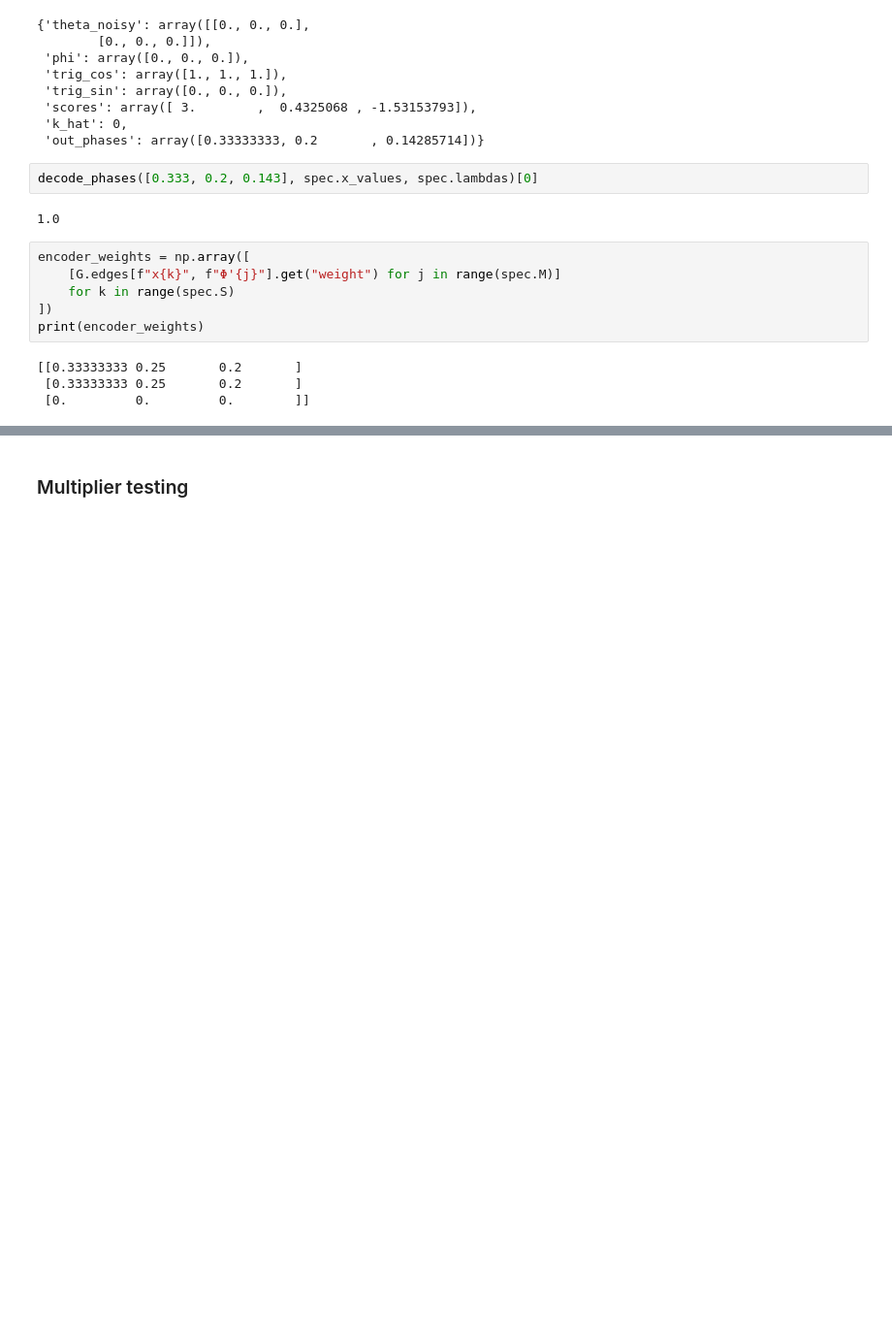
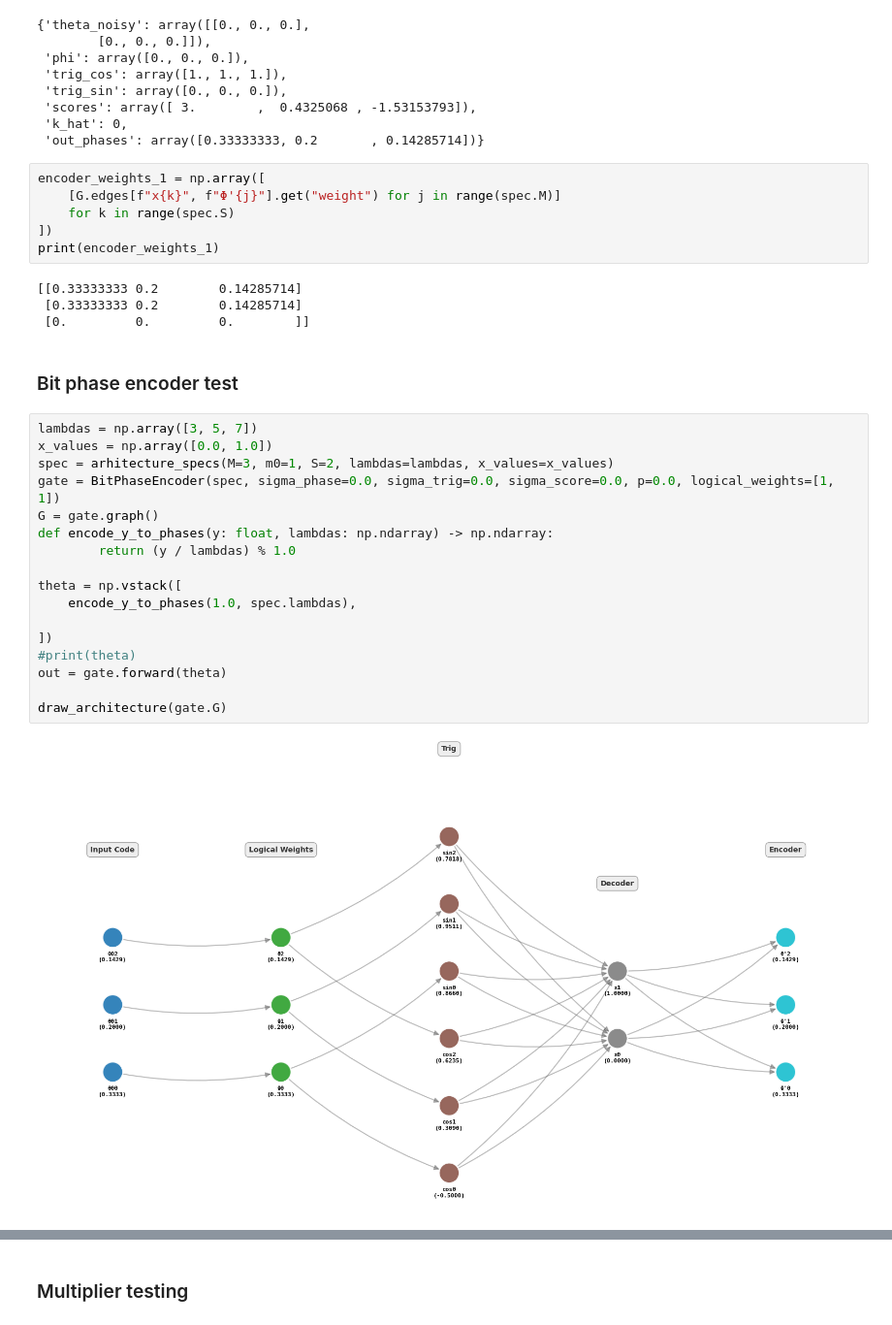
Before and after one commit to Vladi700/Fault_tolerant_NN, a Jupyter notebook: tests.ipynb, the cells around one changed output, grey strips where cells are left out. Shown at 97% size. Cells and saved outputs as stored; diff of their text form; blank space fills up the shorter version.

```diff
--- a/tests.ipynb
+++ b/tests.ipynb
@@ -176,17 +177,34 @@ out
  'scores': array([ 3.        ,  0.4325068 , -1.53153793]),
  'k_hat': 0,
  'out_phases': array([0.33333333, 0.2       , 0.14285714])}
-# %%
-decode_phases([0.333, 0.2, 0.143], spec.x_values, spec.lambdas)[0]
-# %% [output]
-1.0
 # %%
-encoder_weights = np.array([
+encoder_weights_1 = np.array([
     [G.edges[f"x{k}", f"Φ'{j}"].get("weight") for j in range(spec.M)]
     for k in range(spec.S)
 ])
-print(encoder_weights)
+print(encoder_weights_1)
 # %% [output]
-[[0.33333333 0.25       0.2       ]
- [0.33333333 0.25       0.2       ]
+[[0.33333333 0.2        0.14285714]
+ [0.33333333 0.2        0.14285714]
  [0.         0.         0.        ]]
+# %% [markdown]
+### Bit phase encoder test
+# %%
+lambdas = np.array([3, 5, 7])
+x_values = np.array([0.0, 1.0])
+spec = arhitecture_specs(M=3, m0=1, S=2, lambdas=lambdas, x_values=x_values)
+gate = BitPhaseEncoder(spec, sigma_phase=0.0, sigma_trig=0.0, sigma_score=0.0, p=0.0, logical_weights=[1, 1])
+G = gate.graph()
+def encode_y_to_phases(y: float, lambdas: np.ndarray) -> np.ndarray:
+        return (y / lambdas) % 1.0
+
+theta = np.vstack([
+    encode_y_to_phases(1.0, spec.lambdas),
+
+])
+#print(theta)
+out = gate.forward(theta)
+
+draw_architecture(gate.G)
+# %% [output]
+[figure, added]
```
Also changed, not shown: parts of 7 cells of this notebook, 3 other files.
